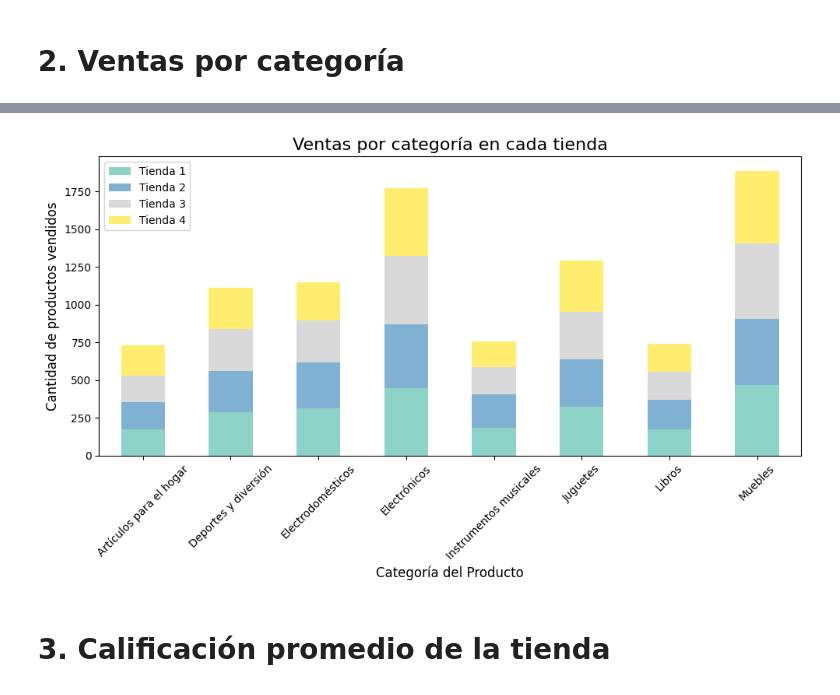
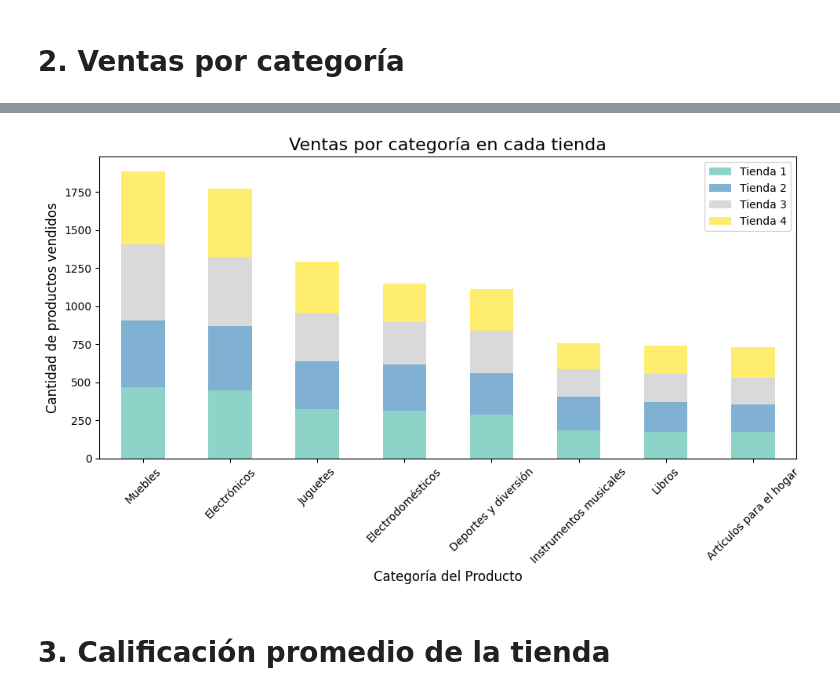
Before and after one commit to adsecv/cas, a Jupyter notebook: AluraStoreLatam.ipynb, the cells around one changed output, grey strips where cells are left out. Drawn from its saved outputs; the diff is of its cells as text; code cells hidden in the pictures.

```diff
--- a/AluraStoreLatam.ipynb
+++ b/AluraStoreLatam.ipynb
@@ -36,0 +28,7 @@ Ingresos tienda 4: 1,038,375,700.0
+# %%
+# Calcula los ingresos totales por tienda
+ingresos = {nombre: df['Precio'].sum() for nombre, (df, _) in tiendas.items()}
+
+# Imprime los ingresos con formato
+for nombre, ingreso in ingresos.items():
+    print(f"Ingresos {nombre}: {ingreso:,.1f}")
@@ -37,11 +40,7 @@ Ingresos tienda 4: 1,038,375,700.0
 # %%
-# Datos de los ingresos
-tiendas = ['Tienda 1', 'Tienda 2', 'Tienda 3', 'Tienda 4']
-ingresos = [ingresos_tienda1, ingresos_tienda2, ingresos_tienda3, ingresos_tienda4]
-
 # Crea gráfico de barras
-plt.figure(figsize=(8,6))
-plt.bar(tiendas, ingresos, color='skyblue')
+plt.figure(figsize=(8, 6))
+plt.bar(ingresos.keys(), ingresos.values(), color='skyblue')
 
 # Añade título y etiquetas
 plt.title('Ingresos por tienda', fontsize=16)
@@ -87,0 +58,13 @@ Artículos para el hogar       171       181       177       201
+# %%
+# Agrupa y cuenta productos por categoría para cada tienda
+tabla_completa = pd.DataFrame()
+
+for nombre, (df, _) in tiendas.items():
+    counts = df.groupby('Categoría del Producto').size().rename(nombre)
+    tabla_completa = tabla_completa.join(counts, how='outer') if not tabla_completa.empty else counts.to_frame()
+
+# Ordena por 'Tienda 1' de mayor a menor
+tabla_completa = tabla_completa.sort_values(by='Tienda 1', ascending=False).reset_index()
+
+# Imprime la tabla sin índice
+print(tabla_completa.to_string(index=False))
@@ -88,31 +81,17 @@ Artículos para el hogar       171       181       177       201
 # %%
-# Ventas por categoría para cada tienda
-ventas_categoria_tienda1 = productos_por_categoria_tienda1.set_index('Categoría del Producto')['Tienda 1']
-ventas_categoria_tienda2 = productos_por_categoria_tienda2.set_index('Categoría del Producto')['Tienda 2']
-ventas_categoria_tienda3 = productos_por_categoria_tienda3.set_index('Categoría del Producto')['Tienda 3']
-ventas_categoria_tienda4 = productos_por_categoria_tienda4.set_index('Categoría del Producto')['Tienda 4']
-
-# Crea un DataFrame combinado para facilitar la visualización
-ventas_categoria_completa = pd.DataFrame({
-    'Tienda 1': ventas_categoria_tienda1,
-    'Tienda 2': ventas_categoria_tienda2,
-    'Tienda 3': ventas_categoria_tienda3,
-    'Tienda 4': ventas_categoria_tienda4
-}).fillna(0)
-
 # Grafica ventas por categoría
-ventas_categoria_completa.plot(kind='bar', stacked=True, figsize=(10,6), colormap='Set3')
+tabla_completa.set_index('Categoría del Producto').plot(kind='bar', stacked=True, figsize=(10, 6), colormap='Set3')
 
 # Añade título y etiquetas
 plt.title('Ventas por categoría en cada tienda', fontsize=16)
 plt.xlabel('Categoría del Producto', fontsize=12)
 plt.ylabel('Cantidad de productos vendidos', fontsize=12)
 plt.xticks(rotation=45)
 plt.tight_layout()
 
 # Muestra gráfico
 plt.show()
 # %% [output]
-[figure, old version]
+[figure, new version]
 # %% [markdown]
 # 3. Calificación promedio de la tienda
```
Also changed, not shown: parts of 20 cells of this notebook.
